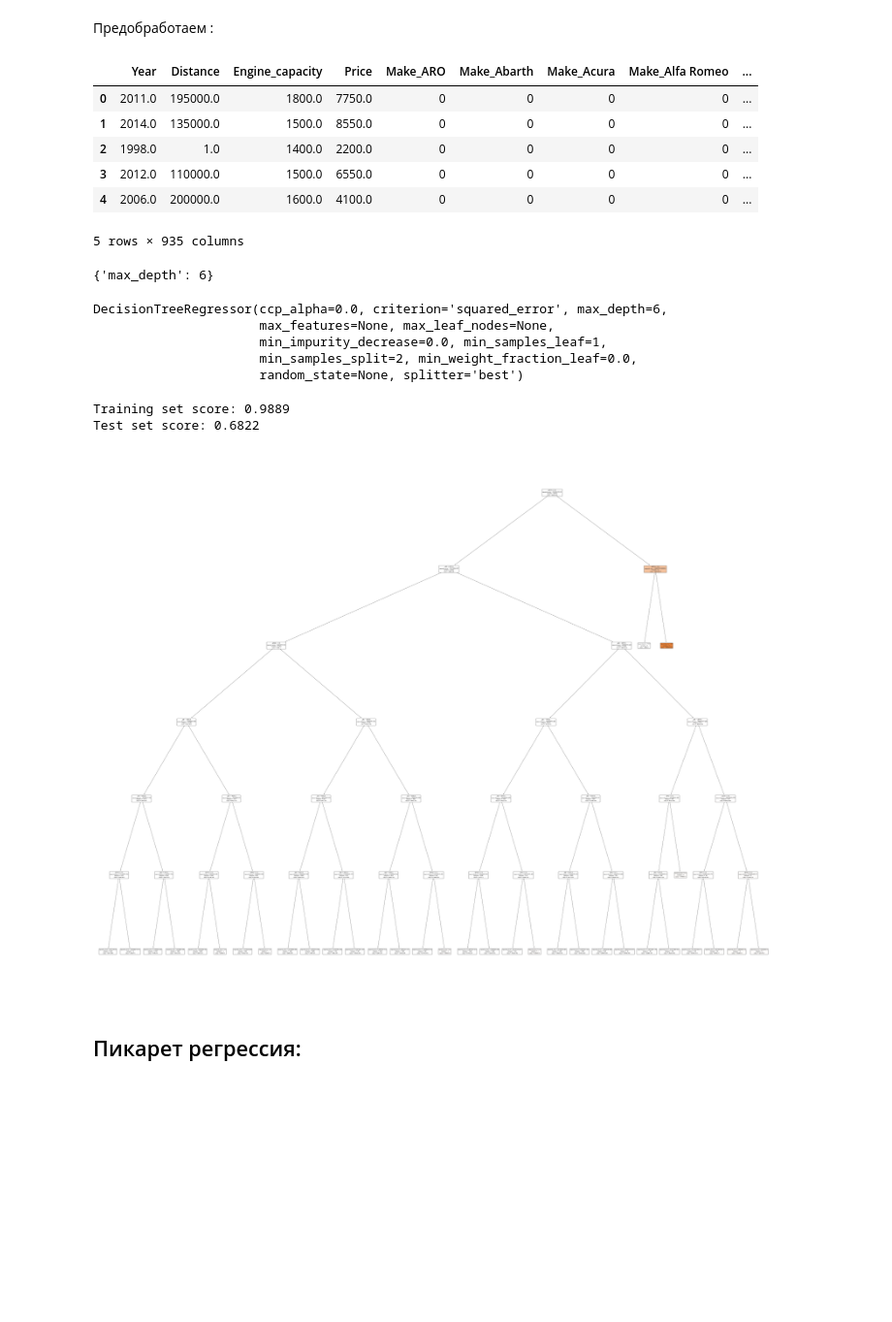
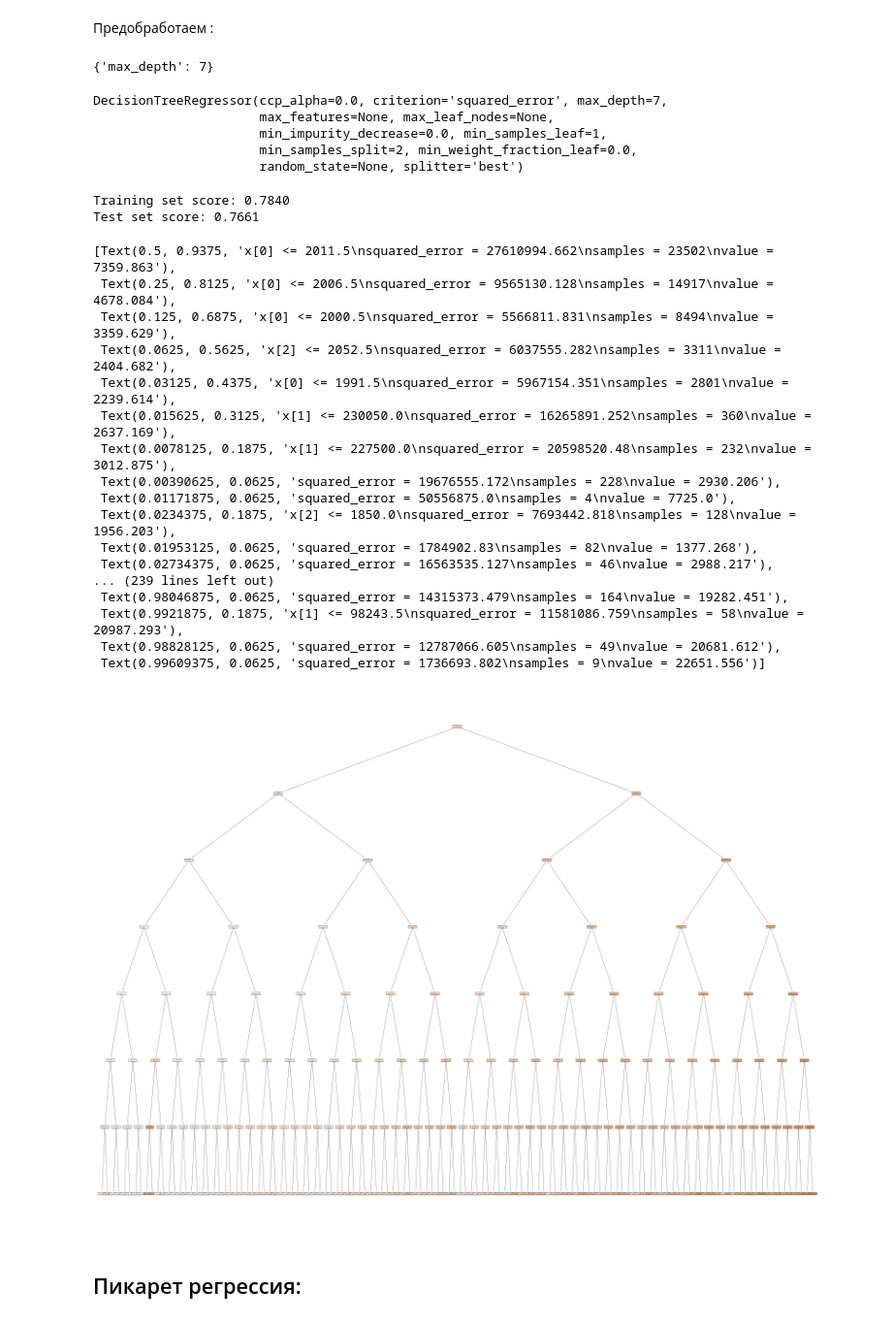
Before and after one commit to Egashok/Ml_Portfolio, a Jupyter notebook: notebooks/Lab5(Tree).ipynb, the cells around one changed output. Shown at 97% size. Cells and saved outputs as stored; diff of their text form; code cells hidden in the pictures; blank space fills up the shorter version.

```diff
--- a/notebooks/Lab5(Tree).ipynb
+++ b/notebooks/Lab5(Tree).ipynb
@@ -275,15 +310,14 @@ data=data.rename(
 # %%
 data=pd.get_dummies(data)
 # %%
-data.head()
+outlier = data[['Year','Distance','Engine_capacity','Price']]
+outlier
+Q1 = outlier.quantile(0.25)
+Q3 = outlier.quantile(0.75)
+
+IQR=Q3-Q1
+data_filtered = outlier[~((outlier < (Q1 - 1.5 * IQR)) |(outlier > (Q3 + 1.5 * IQR))).any(axis=1)]
+data=data_filtered
-# %% [output]
-|  | Year | Distance | Engine_capacity | Price | Make_ARO | Make_Abarth | Make_Acura | Make_Alfa Romeo | ... |
-| 0 | 2011.0 | 195000.0 | 1800.0 | 7750.0 | 0 | 0 | 0 | 0 | ... |
-| 1 | 2014.0 | 135000.0 | 1500.0 | 8550.0 | 0 | 0 | 0 | 0 | ... |
-| 2 | 1998.0 | 1.0 | 1400.0 | 2200.0 | 0 | 0 | 0 | 0 | ... |
-| 3 | 2012.0 | 110000.0 | 1500.0 | 6550.0 | 0 | 0 | 0 | 0 | ... |
-| 4 | 2006.0 | 200000.0 | 1600.0 | 4100.0 | 0 | 0 | 0 | 0 | ... |
-5 rows × 935 columns
 # %%
 yreg = data["Price"]
 Xreg = data.drop(["Price"], axis=1)
@@ -297,12 +331,12 @@ parameters = {'max_depth': np.arange(1, 10, 1)}
 reg_optimal = RandomizedSearchCV(DecisionTreeRegressor(), parameters).fit(Xreg_train, yreg_train)
 reg_optimal.best_params_
 # %% [output]
-{'max_depth': 6}
+{'max_depth': 7}
 # %%
 reg = DecisionTreeRegressor(max_depth=reg_optimal.best_params_['max_depth'])
 reg.fit(Xreg_train, yreg_train)
 # %% [output]
-DecisionTreeRegressor(ccp_alpha=0.0, criterion='squared_error', max_depth=6,
+DecisionTreeRegressor(ccp_alpha=0.0, criterion='squared_error', max_depth=7,
                       max_features=None, max_leaf_nodes=None,
                       min_impurity_decrease=0.0, min_samples_leaf=1,
                       min_samples_split=2, min_weight_fraction_leaf=0.0,
@@ -311,13 +345,31 @@ DecisionTreeRegressor(ccp_alpha=0.0, criterion='squared_error', max_depth=6,
 print('Training set score: {:.4f}'.format(reg.score(Xreg_train, yreg_train)))
 print('Test set score: {:.4f}'.format(reg.score(Xreg_test, yreg_test)))
 # %% [output]
-Training set score: 0.9889
-Test set score: 0.6822
+Training set score: 0.7840
+Test set score: 0.7661
 # %%
-fig = plt.figure(figsize=(25,20))
-_ = tree.plot_tree(reg, filled=True)
+fig = plt.figure(figsize=(20,15))
+DT_plot =tree.plot_tree(reg, filled=True)
+DT_plot
 # %% [output]
+[Text(0.5, 0.9375, 'x[0] <= 2011.5\nsquared_error = 27610994.662\nsamples = 23502\nvalue = 7359.863'),
+ Text(0.25, 0.8125, 'x[0] <= 2006.5\nsquared_error = 9565130.128\nsamples = 14917\nvalue = 4678.084'),
+ Text(0.125, 0.6875, 'x[0] <= 2000.5\nsquared_error = 5566811.831\nsamples = 8494\nvalue = 3359.629'),
+ Text(0.0625, 0.5625, 'x[2] <= 2052.5\nsquared_error = 6037555.282\nsamples = 3311\nvalue = 2404.682'),
+ Text(0.03125, 0.4375, 'x[0] <= 1991.5\nsquared_error = 5967154.351\nsamples = 2801\nvalue = 2239.614'),
+ Text(0.015625, 0.3125, 'x[1] <= 230050.0\nsquared_error = 16265891.252\nsamples = 360\nvalue = 2637.169'),
+ Text(0.0078125, 0.1875, 'x[1] <= 227500.0\nsquared_error = 20598520.48\nsamples = 232\nvalue = 3012.875'),
+ Text(0.00390625, 0.0625, 'squared_error = 19676555.172\nsamples = 228\nvalue = 2930.206'),
+ Text(0.01171875, 0.0625, 'squared_error = 50556875.0\nsamples = 4\nvalue = 7725.0'),
+ Text(0.0234375, 0.1875, 'x[2] <= 1850.0\nsquared_error = 7693442.818\nsamples = 128\nvalue = 1956.203'),
+ Text(0.01953125, 0.0625, 'squared_error = 1784902.83\nsamples = 82\nvalue = 1377.268'),
+ Text(0.02734375, 0.0625, 'squared_error = 16563535.127\nsamples = 46\nvalue = 2988.217'),
+... (239 lines left out)
+ Text(0.98046875, 0.0625, 'squared_error = 14315373.479\nsamples = 164\nvalue = 19282.451'),
+ Text(0.9921875, 0.1875, 'x[1] <= 98243.5\nsquared_error = 11581086.759\nsamples = 58\nvalue = 20987.293'),
+ Text(0.98828125, 0.0625, 'squared_error = 12787066.605\nsamples = 49\nvalue = 20681.612'),
+ Text(0.99609375, 0.0625, 'squared_error = 1736693.802\nsamples = 9\nvalue = 22651.556')]
-[figure, old version]
+[figure, new version]
 # %% [markdown]
 ## Пикарет регрессия:
 # %%
```
Also changed, not shown: parts of 38 cells of this notebook, 6 other files.
